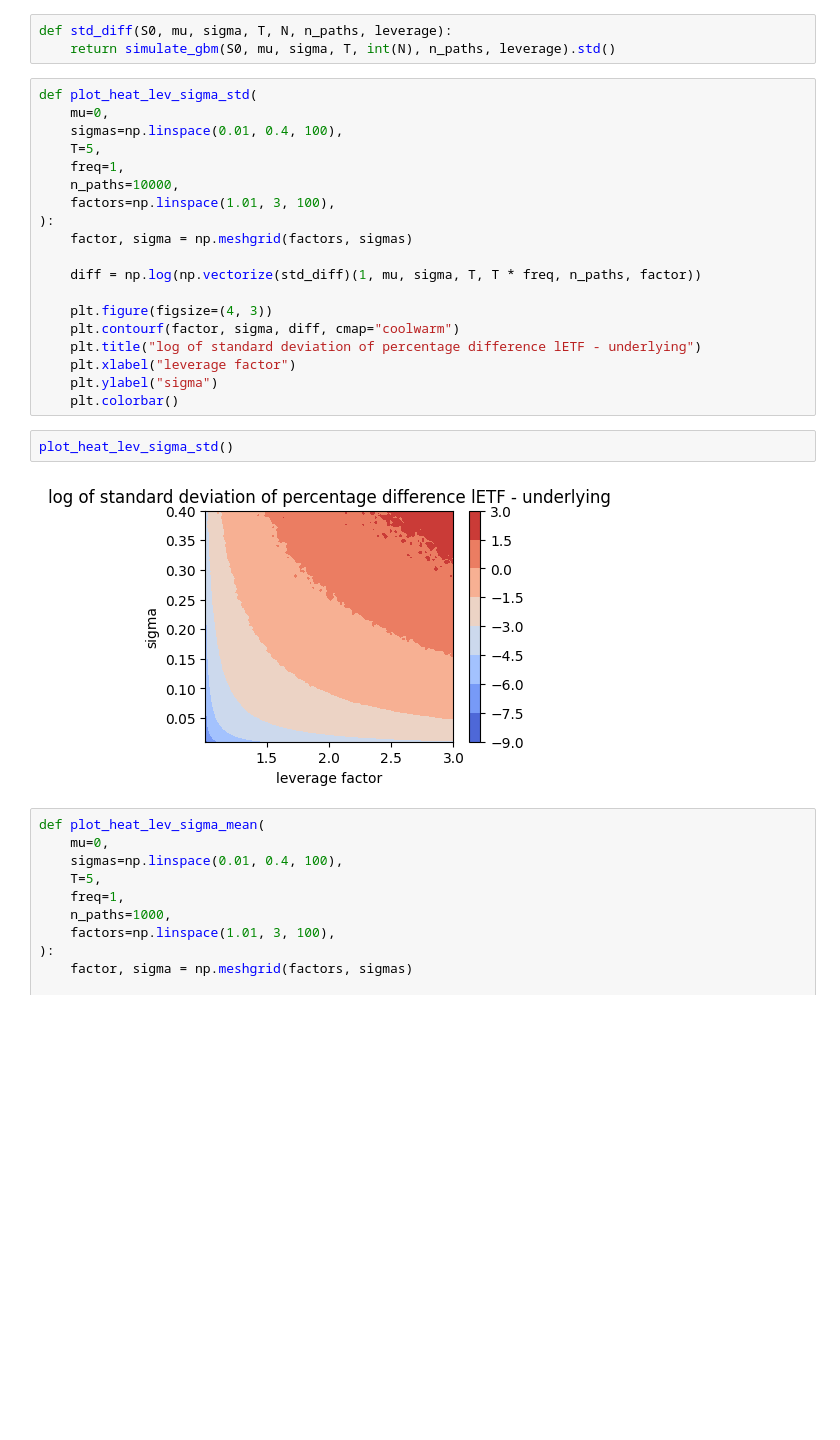
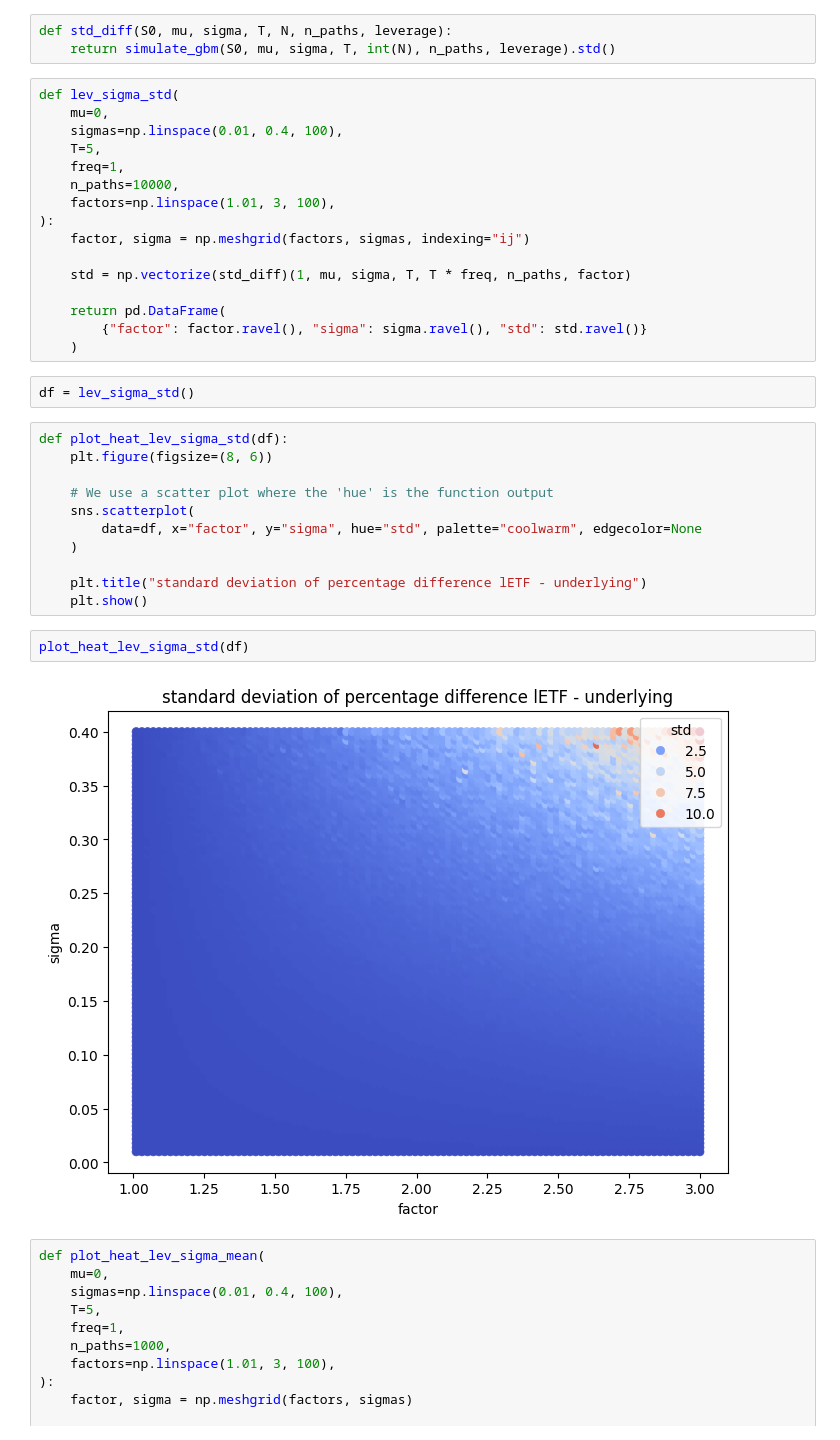
Before and after one commit to albesianor/Leveraged-ETFs, a Jupyter notebook: 04_leverage_volatility_analysis.ipynb, the cells around one changed output. Drawn from its saved outputs; the diff is of its cells as text; blank space fills up the shorter version.

Commit message:
refactor: split df generation and plot generation

```diff
--- a/04_leverage_volatility_analysis.ipynb
+++ b/04_leverage_volatility_analysis.ipynb
@@ -10,29 +12,39 @@ def mean_diff(S0, mu, sigma, T, N, n_paths, leverage):
 # %%
 def std_diff(S0, mu, sigma, T, N, n_paths, leverage):
     return simulate_gbm(S0, mu, sigma, T, int(N), n_paths, leverage).std()
+# %%
+def lev_sigma_std(
+    mu=0,
+    sigmas=np.linspace(0.01, 0.4, 100),
+    T=5,
+    freq=1,
+    n_paths=10000,
+    factors=np.linspace(1.01, 3, 100),
+):
+    factor, sigma = np.meshgrid(factors, sigmas, indexing="ij")
+
+    std = np.vectorize(std_diff)(1, mu, sigma, T, T * freq, n_paths, factor)
+
+    return pd.DataFrame(
+        {"factor": factor.ravel(), "sigma": sigma.ravel(), "std": std.ravel()}
+    )
+# %%
+df = lev_sigma_std()
 # %%
-def plot_heat_lev_sigma_std(
-    mu=0,
-    sigmas=np.linspace(0.01, 0.4, 100),
-    T=5,
-    freq=1,
-    n_paths=10000,
-    factors=np.linspace(1.01, 3, 100),
-):
-    factor, sigma = np.meshgrid(factors, sigmas)
+def plot_heat_lev_sigma_std(df):
+    plt.figure(figsize=(8, 6))
 
-    diff = np.log(np.vectorize(std_diff)(1, mu, sigma, T, T * freq, n_paths, factor))
+    # We use a scatter plot where the 'hue' is the function output
+    sns.scatterplot(
+        data=df, x="factor", y="sigma", hue="std", palette="coolwarm", edgecolor=None
+    )
 
-    plt.figure(figsize=(4, 3))
-    plt.contourf(factor, sigma, diff, cmap="coolwarm")
-    plt.title("log of standard deviation of percentage difference lETF - underlying")
-    plt.xlabel("leverage factor")
-    plt.ylabel("sigma")
-    plt.colorbar()
+    plt.title("standard deviation of percentage difference lETF - underlying")
+    plt.show()
 # %%
-plot_heat_lev_sigma_std()
+plot_heat_lev_sigma_std(df)
 # %% [output]
-[figure, old version]
+[figure, new version]
 # %%
 def plot_heat_lev_sigma_mean(
     mu=0,
```
Also changed, not shown: parts of 4 cells of this notebook.
